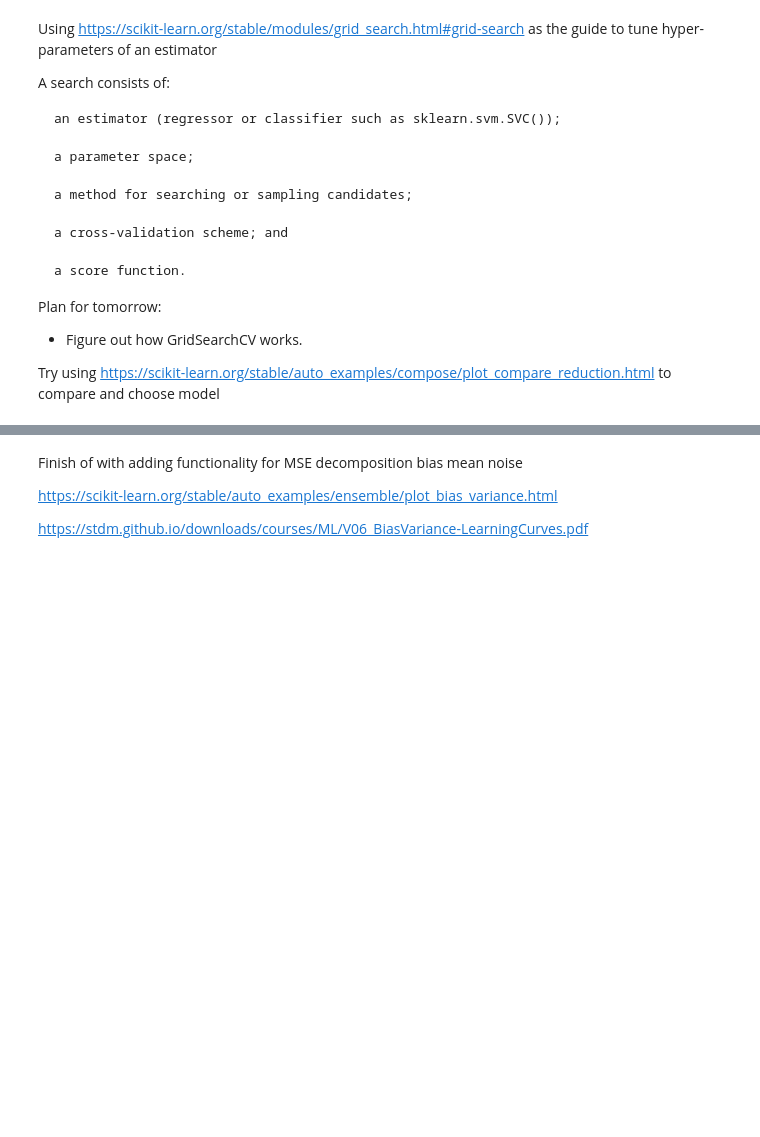
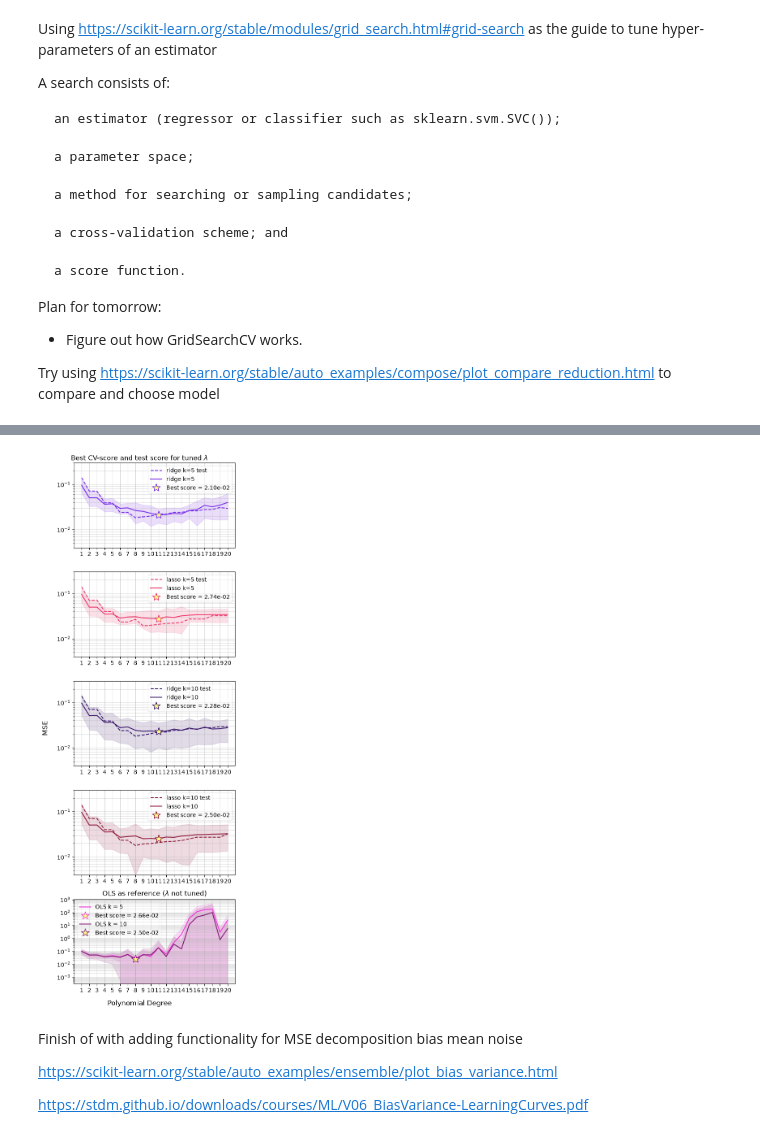
Before and after one commit to nillescorner/FYS-STK4155-Group, a Jupyter notebook: Project_1/Code/Project1.ipynb, the cells around one changed output, grey strips where cells are left out. Saved outputs shown, nothing was run; the diff lists cells and outputs as text; code cells hidden in the pictures; blank space fills up the shorter version.

```diff
--- a/Project_1/Code/Project1.ipynb
+++ b/Project_1/Code/Project1.ipynb
@@ -1563 +1736,97 @@ plt.savefig(fname='figs/Part_i_hyperparameters.pdf')
+# %%
+fig, axs = plt.subplots(5,1, figsize = (5, 14))
+axs = axs.flat
+# Using OLS as a reference
+import colors as c
+idx = 4
+for k, linesstyle, color in zip([5,10], ['dotted','dashed'], [c.OLS, c.OLS2]):
+        mse,  std= cross_validation(
+                x_train, y_train, model="OLS", k=k, return_std=True)
+        mse, std = np.array(mse), np.array(std)
+        axs[idx].plot(degs, mse, color = color,  label = f'OLS k = {k}')
+        axs[idx].fill_between(degs,
+                                        mse - std,
+                                        mse + std,
+                                        alpha=0.15,
+                                        color=color,
+                                        )
+        axs[idx].set_xticks(degs)
+        axs[idx].grid(which="both", alpha=0.5)
+        axs[idx].set_yscale("log")
+        axs[idx].set_title(r'OLS as reference ($\lambda$ not tuned)')
+
+        best_idx = np.argmin(mse)
+        filled_marker_style = dict(marker='*', markersize=15, linestyle = 'none',
+                                   color='darkgrey',
+                                   markerfacecolor="#FAFE81",
+                                   markeredgecolor=color)
+
+        axs[idx].plot(degs[best_idx], mse[best_idx],
+                        label = f'Best score = {mse[best_idx]:0.2e}',  **filled_marker_style)
+
+        axs[idx].legend(framealpha=0.3)
+
+
+
+for idx, model_shorthand in zip(range(0,4,1), model_shorthands):
+        model ,_ ,_ ,k = model_shorthand.split()
+
+        if model == 'ridge':
+                if k == '5':
+                        color = c.RIDGE
+                else:
+                        color = c.RIDGE2
+        elif model == 'lasso':
+                if k == '5':
+                        color = c.LASSO
+                else:
+                        color = c.LASSO2
+
+
+
+
+        axs[idx].plot(degs, results[model_shorthand]['test_mse'], color = color, linestyle = 'dashed',  label =  model + f" k={k} test")
+        # axs[idx].errorbar(degs, results[model_shorthand]['mse'], yerr= std_uncertainty(results[model_shorthand]['std_test_score'],k),
+        #                 color = color, linestyle = 'solid',  label = model_shorthand + " k-fold MSE", capsize = 5)
+        axs[idx].plot(degs, results[model_shorthand]['mse'],
+                        color = color, linestyle = 'solid',  label =  model + f" k={k}")
+
+        axs[idx].fill_between(degs,
+                                results[model_shorthand]['mse'] - results[model_shorthand]['std_test_score'],
+                                results[model_shorthand]['mse'] + results[model_shorthand]['std_test_score'],
+                                alpha=0.15,
+                                color=color,
+                                )
+
+
+
+        filled_marker_style = dict(marker='*', markersize=15, linestyle = 'none',
+                           color='darkgrey',
+                           markerfacecolor="#FAFE81",
+                           markeredgecolor=color)
+
+        best_idx = np.argmin(results[model_shorthand]['mse'])
+
+        axs[idx].plot(degs[best_idx], results[model_shorthand]['mse'][best_idx],
+                         label = f'Best score = {results[model_shorthand]['mse'][best_idx]:0.2e}',  **filled_marker_style)
+
+        axs[idx].set_ylim(4e-3,3e-1)
+        axs[idx].set_yscale("log")
+
+        axs[idx].set_xticks(degs)
+        axs[idx].grid(which="both", alpha=0.5)
+        axs[idx].legend(framealpha=0.5)
+
+
+
+
+
+fig.suptitle(r'Best CV-score and test score for tuned $\lambda$')
+fig.supxlabel("Polynomial Degree").set_in_layout(True)
+fig.supylabel("MSE").set_in_layout(True)
+# fig.supylabel("Cross-validated MSE").set_in_layout(True)
+fig.tight_layout()
+plt.savefig(fname=FIG_DIR/'Part_i_MSE_testandtrain.pdf')
+# %% [output]
+[figure, added]
 # %%
```
Also changed, not shown: parts of 16 cells of this notebook, 6 other files.
